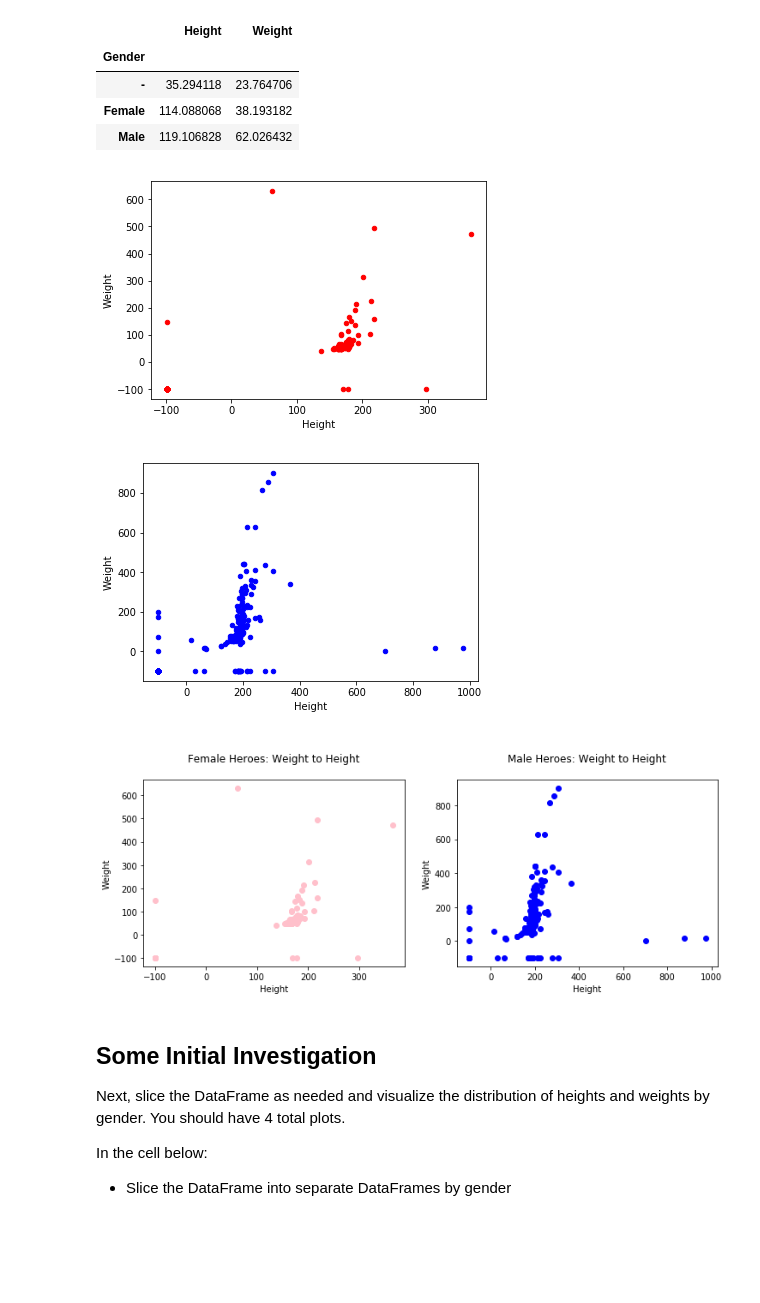
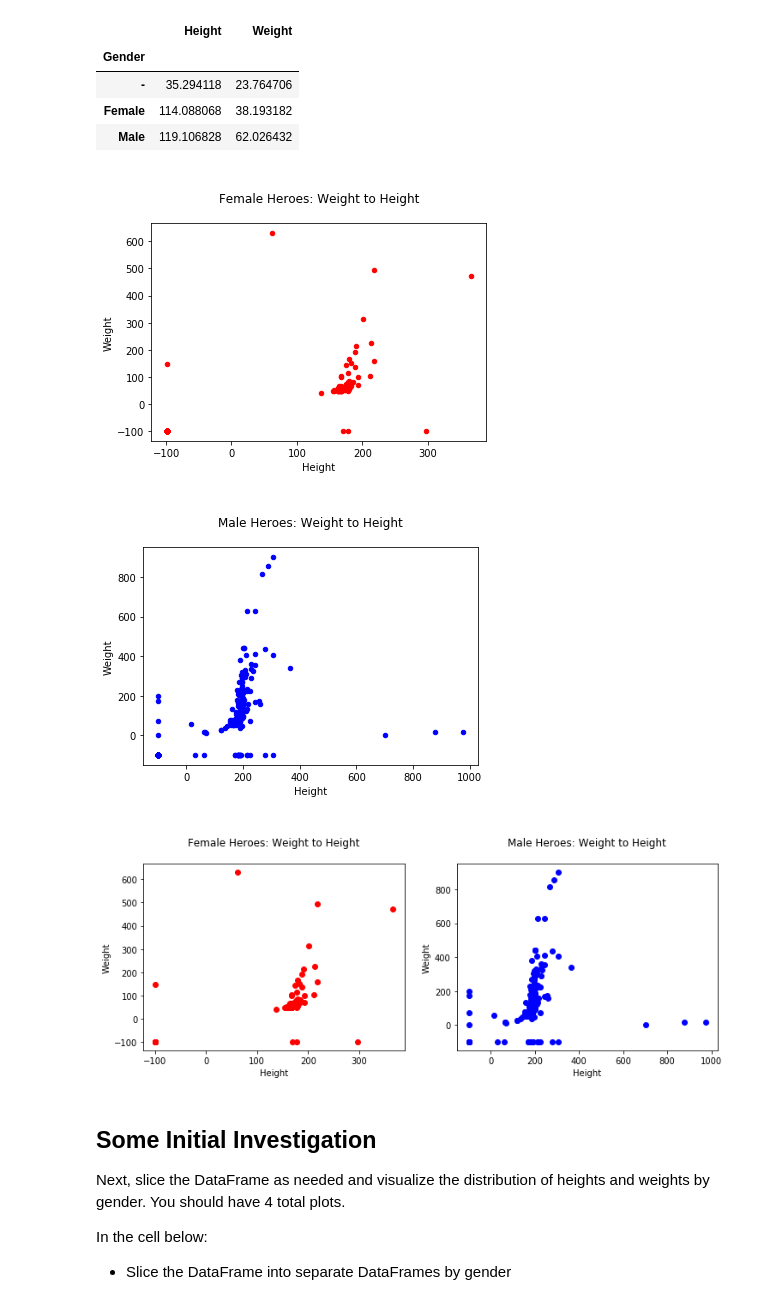
Before and after one commit to BrittaInData/dsc-0-04-18-cleaning-messy-data-summative-lab-online-ds-ft-100118, a Jupyter notebook: index.ipynb, the cells around one changed output. Saved outputs shown, nothing was run; the diff lists cells and outputs as text; code cells hidden in the pictures; blank space fills up the shorter version.

```diff
--- a/index.ipynb
+++ b/index.ipynb
@@ -298,14 +300,14 @@ df.groupby('Gender')[['Height', 'Weight']].mean()
 | Female | 114.088068 | 38.193182 |
 | Male | 119.106828 | 62.026432 |
 # %%
-# One way to a scatterplot
-female = df.loc[df['Gender'] == 'Female'].plot.scatter('Height', 'Weight', color='Red')
-male = df.loc[df['Gender'] == 'Male'].plot.scatter('Height', 'Weight', color='Blue')
+# One (shorter) way to a scatterplot
+df.loc[df['Gender'] == 'Female'].plot.scatter('Height', 'Weight', color='Red', title='\nFemale Heroes: Weight to Height\n')
+df.loc[df['Gender'] == 'Male'].plot.scatter('Height', 'Weight', color='Blue', title='\nMale Heroes: Weight to Height\n');
 # %% [output]
-[figure, old version]
+[figure, new version]
-[figure, old version]
+[figure, new version]
 # %%
-# Another way to a scatterplot
+# Another (better-looking) way to a scatterplot
 fig = plt.figure(figsize = (12,4))
 
 ax1 = fig.add_subplot(121)
@@ -316,7 +318,7 @@ y1 = df.loc[df['Gender'] == 'Female']['Weight']
 x2 = df.loc[df['Gender'] == 'Male']['Height']
 y2 = df.loc[df['Gender'] == 'Male']['Weight']
 
-ax1.scatter(x1, y1, color='pink')
+ax1.scatter(x1, y1, color='red')
 ax1.set_title('\nFemale Heroes: Weight to Height\n')
 ax1.set_xlabel('Height')
 ax1.set_ylabel('Weight')
@@ -326,7 +328,7 @@ ax2.set_title('\nMale Heroes: Weight to Height\n')
 ax2.set_xlabel('Height')
 ax2.set_ylabel('Weight');
 # %% [output]
-[figure, old version]
+[figure, new version]
 # %% [markdown]
 ## Some Initial Investigation
 
```
Also changed, not shown: parts of 13 cells of this notebook.
